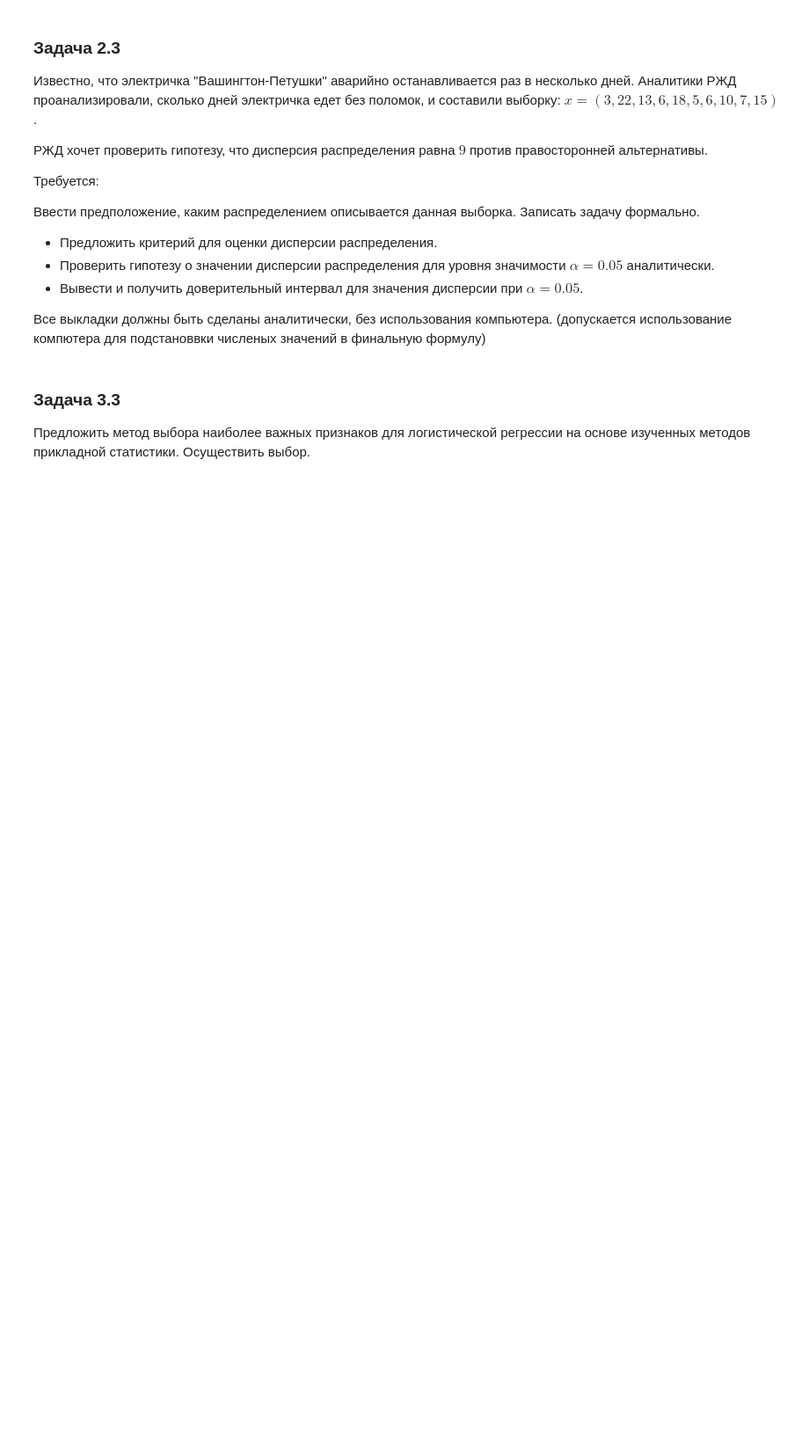
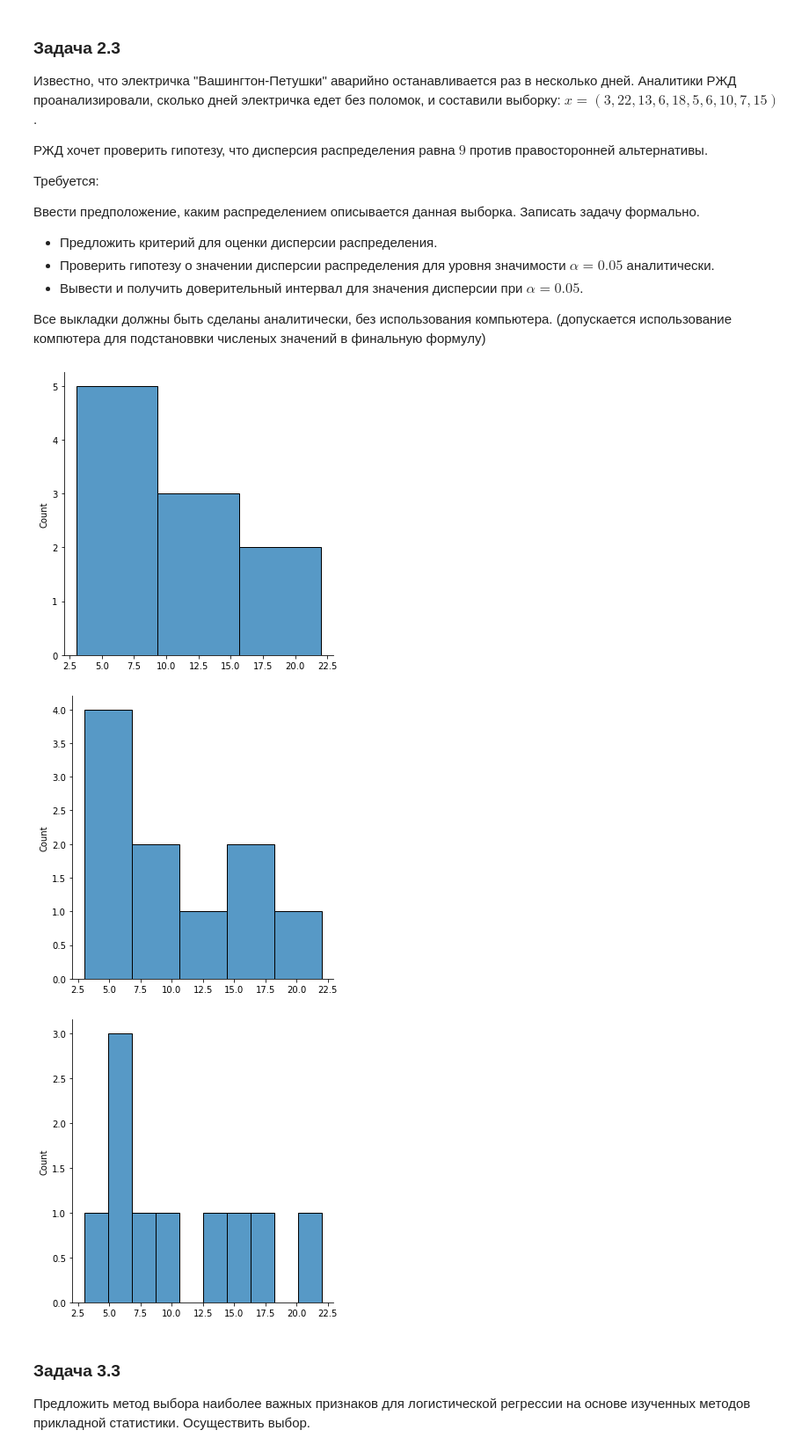
Before and after one commit to Alexuserx/Stats, a Jupyter notebook: Lab1/Stats_lab1.ipynb, the cells around one changed output. Shown at 88% size. Saved outputs shown, nothing was run; the diff lists cells and outputs as text; code cells hidden in the pictures; blank space fills up the shorter version.

```diff
--- a/Lab1/Stats_lab1.ipynb
+++ b/Lab1/Stats_lab1.ipynb
@@ -134,6 +142,15 @@ plot_power('norm', ptype='Type I error', iters=500, step=20, MAX_SAMP=1000)
 * Вывести и получить доверительный интервал для значения дисперсии при $\alpha = 0.05$.
 
 Все выкладки должны быть сделаны аналитически, без использования компьютера. (допускается использование компютера для  подстановвки численых значений в финальную формулу)
+# %%
+x = [3, 22, 13, 6, 18, 5, 6, 10, 7, 15]
+_ = sns.displot(x, bins=3)
+_ = sns.displot(x)
+_ = sns.displot(x, bins=len(x))
+# %% [output]
+[figure, added]
+[figure, added]
+[figure, added]
 # %% [markdown]
 ### Задача 3.3
 Предложить метод выбора наиболее важных признаков для логистической регрессии на основе изученных методов прикладной статистики. Осуществить выбор.
```
Also changed, not shown: parts of 10 cells of this notebook.
